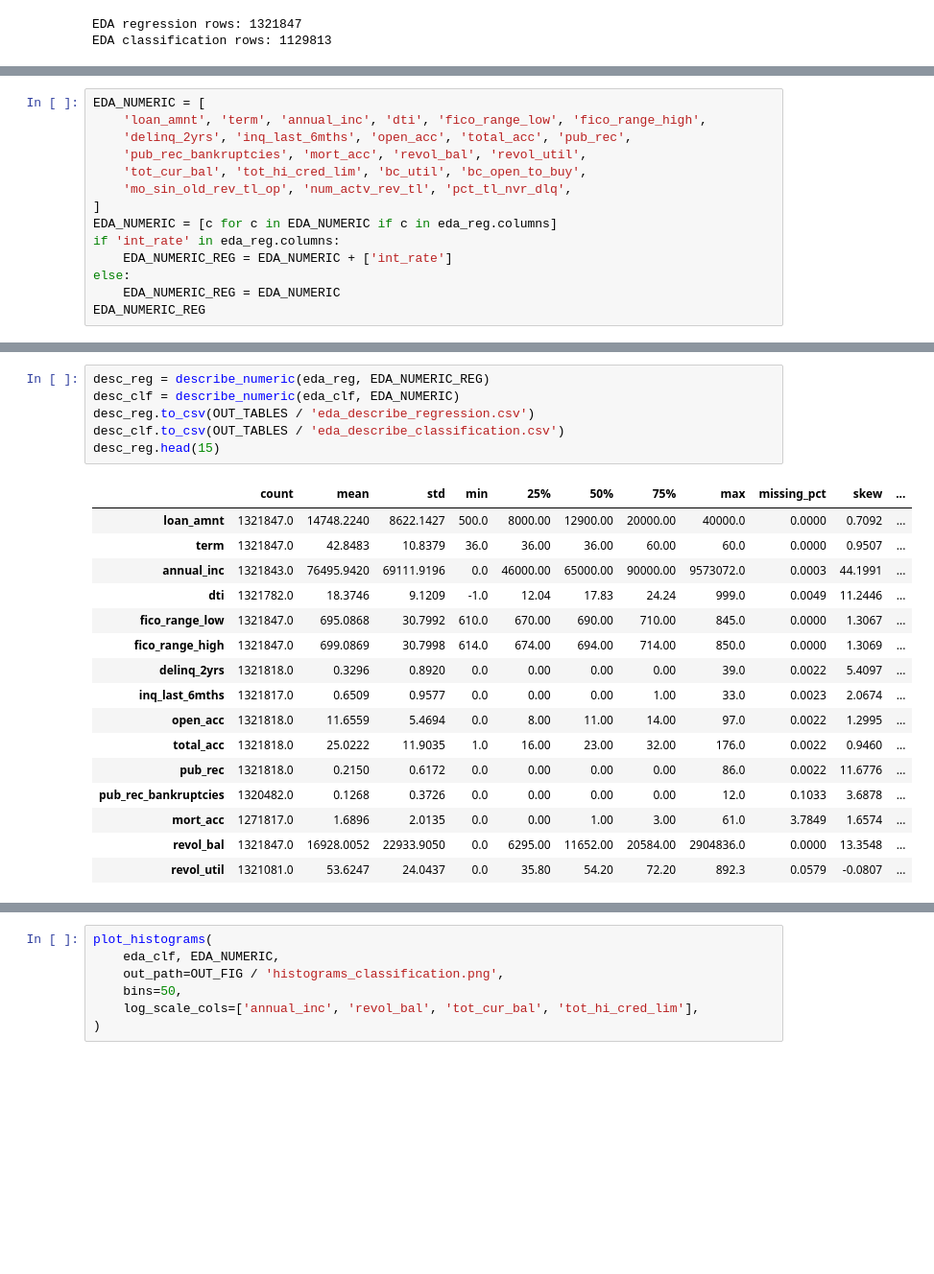
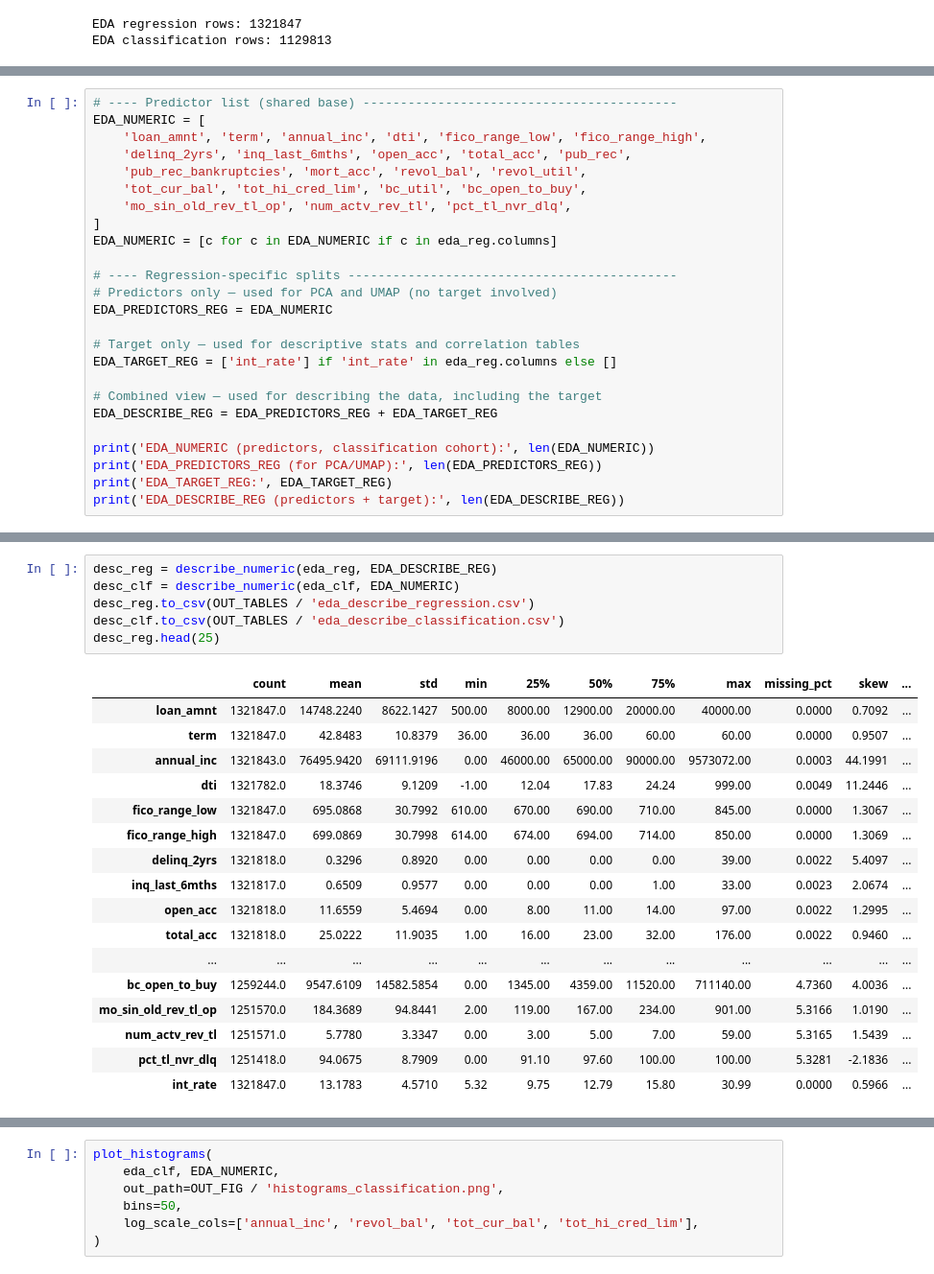
Before and after one commit to JoaoCatanho/Project_Ciencias_Dados, a Jupyter notebook: notebooks/03_eda.ipynb, the cells around one changed output, grey strips where cells are left out. Shown at 96% size. Saved outputs shown, nothing was run; the diff lists cells and outputs as text; blank space fills up the shorter version.

Commit message:
remover int_rate do pca

```diff
--- a/notebooks/03_eda.ipynb
+++ b/notebooks/03_eda.ipynb
@@ -75,4 +94,5 @@ the regression EDA because they are banned by the specification.
 # %%
+# ---- Predictor list (shared base) ------------------------------------------
 EDA_NUMERIC = [
     'loan_amnt', 'term', 'annual_inc', 'dti', 'fico_range_low', 'fico_range_high',
     'delinq_2yrs', 'inq_last_6mths', 'open_acc', 'total_acc', 'pub_rec',
@@ -81,9 +101,19 @@ EDA_NUMERIC = [
     'mo_sin_old_rev_tl_op', 'num_actv_rev_tl', 'pct_tl_nvr_dlq',
 ]
 EDA_NUMERIC = [c for c in EDA_NUMERIC if c in eda_reg.columns]
-if 'int_rate' in eda_reg.columns:
-    EDA_NUMERIC_REG = EDA_NUMERIC + ['int_rate']
-else:
-    EDA_NUMERIC_REG = EDA_NUMERIC
-EDA_NUMERIC_REG
+
+# ---- Regression-specific splits --------------------------------------------
+# Predictors only — used for PCA and UMAP (no target involved)
+EDA_PREDICTORS_REG = EDA_NUMERIC
+
+# Target only — used for descriptive stats and correlation tables
+EDA_TARGET_REG = ['int_rate'] if 'int_rate' in eda_reg.columns else []
+
+# Combined view — used for describing the data, including the target
+EDA_DESCRIBE_REG = EDA_PREDICTORS_REG + EDA_TARGET_REG
+
+print('EDA_NUMERIC (predictors, classification cohort):', len(EDA_NUMERIC))
+print('EDA_PREDICTORS_REG (for PCA/UMAP):', len(EDA_PREDICTORS_REG))
+print('EDA_TARGET_REG:', EDA_TARGET_REG)
+print('EDA_DESCRIBE_REG (predictors + target):', len(EDA_DESCRIBE_REG))
 # %% [output]
@@ -111,27 +131,28 @@ Extended describe (count, missing, mean, std, quartiles, skew, kurtosis).
 Saved to CSV for the mid-journey report.
 # %%
-desc_reg = describe_numeric(eda_reg, EDA_NUMERIC_REG)
+desc_reg = describe_numeric(eda_reg, EDA_DESCRIBE_REG)
 desc_clf = describe_numeric(eda_clf, EDA_NUMERIC)
 desc_reg.to_csv(OUT_TABLES / 'eda_describe_regression.csv')
 desc_clf.to_csv(OUT_TABLES / 'eda_describe_classification.csv')
-desc_reg.head(15)
+desc_reg.head(25)
 # %% [output]
 |  | count | mean | std | min | 25% | 50% | 75% | max | missing_pct | skew | ... |
-| loan_amnt | 1321847.0 | 14748.2240 | 8622.1427 | 500.0 | 8000.00 | 12900.00 | 20000.00 | 40000.0 | 0.0000 | 0.7092 | ... |
-| term | 1321847.0 | 42.8483 | 10.8379 | 36.0 | 36.00 | 36.00 | 60.00 | 60.0 | 0.0000 | 0.9507 | ... |
-| annual_inc | 1321843.0 | 76495.9420 | 69111.9196 | 0.0 | 46000.00 | 65000.00 | 90000.00 | 9573072.0 | 0.0003 | 44.1991 | ... |
-| dti | 1321782.0 | 18.3746 | 9.1209 | -1.0 | 12.04 | 17.83 | 24.24 | 999.0 | 0.0049 | 11.2446 | ... |
-| fico_range_low | 1321847.0 | 695.0868 | 30.7992 | 610.0 | 670.00 | 690.00 | 710.00 | 845.0 | 0.0000 | 1.3067 | ... |
-| fico_range_high | 1321847.0 | 699.0869 | 30.7998 | 614.0 | 674.00 | 694.00 | 714.00 | 850.0 | 0.0000 | 1.3069 | ... |
-| delinq_2yrs | 1321818.0 | 0.3296 | 0.8920 | 0.0 | 0.00 | 0.00 | 0.00 | 39.0 | 0.0022 | 5.4097 | ... |
-| inq_last_6mths | 1321817.0 | 0.6509 | 0.9577 | 0.0 | 0.00 | 0.00 | 1.00 | 33.0 | 0.0023 | 2.0674 | ... |
-| open_acc | 1321818.0 | 11.6559 | 5.4694 | 0.0 | 8.00 | 11.00 | 14.00 | 97.0 | 0.0022 | 1.2995 | ... |
-| total_acc | 1321818.0 | 25.0222 | 11.9035 | 1.0 | 16.00 | 23.00 | 32.00 | 176.0 | 0.0022 | 0.9460 | ... |
-| pub_rec | 1321818.0 | 0.2150 | 0.6172 | 0.0 | 0.00 | 0.00 | 0.00 | 86.0 | 0.0022 | 11.6776 | ... |
-| pub_rec_bankruptcies | 1320482.0 | 0.1268 | 0.3726 | 0.0 | 0.00 | 0.00 | 0.00 | 12.0 | 0.1033 | 3.6878 | ... |
-| mort_acc | 1271817.0 | 1.6896 | 2.0135 | 0.0 | 0.00 | 1.00 | 3.00 | 61.0 | 3.7849 | 1.6574 | ... |
-| revol_bal | 1321847.0 | 16928.0052 | 22933.9050 | 0.0 | 6295.00 | 11652.00 | 20584.00 | 2904836.0 | 0.0000 | 13.3548 | ... |
-| revol_util | 1321081.0 | 53.6247 | 24.0437 | 0.0 | 35.80 | 54.20 | 72.20 | 892.3 | 0.0579 | -0.0807 | ... |
+| loan_amnt | 1321847.0 | 14748.2240 | 8622.1427 | 500.00 | 8000.00 | 12900.00 | 20000.00 | 40000.00 | 0.0000 | 0.7092 | ... |
+| term | 1321847.0 | 42.8483 | 10.8379 | 36.00 | 36.00 | 36.00 | 60.00 | 60.00 | 0.0000 | 0.9507 | ... |
+| annual_inc | 1321843.0 | 76495.9420 | 69111.9196 | 0.00 | 46000.00 | 65000.00 | 90000.00 | 9573072.00 | 0.0003 | 44.1991 | ... |
+| dti | 1321782.0 | 18.3746 | 9.1209 | -1.00 | 12.04 | 17.83 | 24.24 | 999.00 | 0.0049 | 11.2446 | ... |
+| fico_range_low | 1321847.0 | 695.0868 | 30.7992 | 610.00 | 670.00 | 690.00 | 710.00 | 845.00 | 0.0000 | 1.3067 | ... |
+| fico_range_high | 1321847.0 | 699.0869 | 30.7998 | 614.00 | 674.00 | 694.00 | 714.00 | 850.00 | 0.0000 | 1.3069 | ... |
+| delinq_2yrs | 1321818.0 | 0.3296 | 0.8920 | 0.00 | 0.00 | 0.00 | 0.00 | 39.00 | 0.0022 | 5.4097 | ... |
+| inq_last_6mths | 1321817.0 | 0.6509 | 0.9577 | 0.00 | 0.00 | 0.00 | 1.00 | 33.00 | 0.0023 | 2.0674 | ... |
+| open_acc | 1321818.0 | 11.6559 | 5.4694 | 0.00 | 8.00 | 11.00 | 14.00 | 97.00 | 0.0022 | 1.2995 | ... |
+| total_acc | 1321818.0 | 25.0222 | 11.9035 | 1.00 | 16.00 | 23.00 | 32.00 | 176.00 | 0.0022 | 0.9460 | ... |
+| ... | ... | ... | ... | ... | ... | ... | ... | ... | ... | ... | ... |
+| bc_open_to_buy | 1259244.0 | 9547.6109 | 14582.5854 | 0.00 | 1345.00 | 4359.00 | 11520.00 | 711140.00 | 4.7360 | 4.0036 | ... |
+| mo_sin_old_rev_tl_op | 1251570.0 | 184.3689 | 94.8441 | 2.00 | 119.00 | 167.00 | 234.00 | 901.00 | 5.3166 | 1.0190 | ... |
+| num_actv_rev_tl | 1251571.0 | 5.7780 | 3.3347 | 0.00 | 3.00 | 5.00 | 7.00 | 59.00 | 5.3165 | 1.5439 | ... |
+| pct_tl_nvr_dlq | 1251418.0 | 94.0675 | 8.7909 | 0.00 | 91.10 | 97.60 | 100.00 | 100.00 | 5.3281 | -2.1836 | ... |
+| int_rate | 1321847.0 | 13.1783 | 4.5710 | 5.32 | 9.75 | 12.79 | 15.80 | 30.99 | 0.0000 | 0.5966 | ... |
 # %% [markdown]
 ## 4. Histograms
 
```
Also changed, not shown: parts of 28 cells of this notebook, 2 other files.
